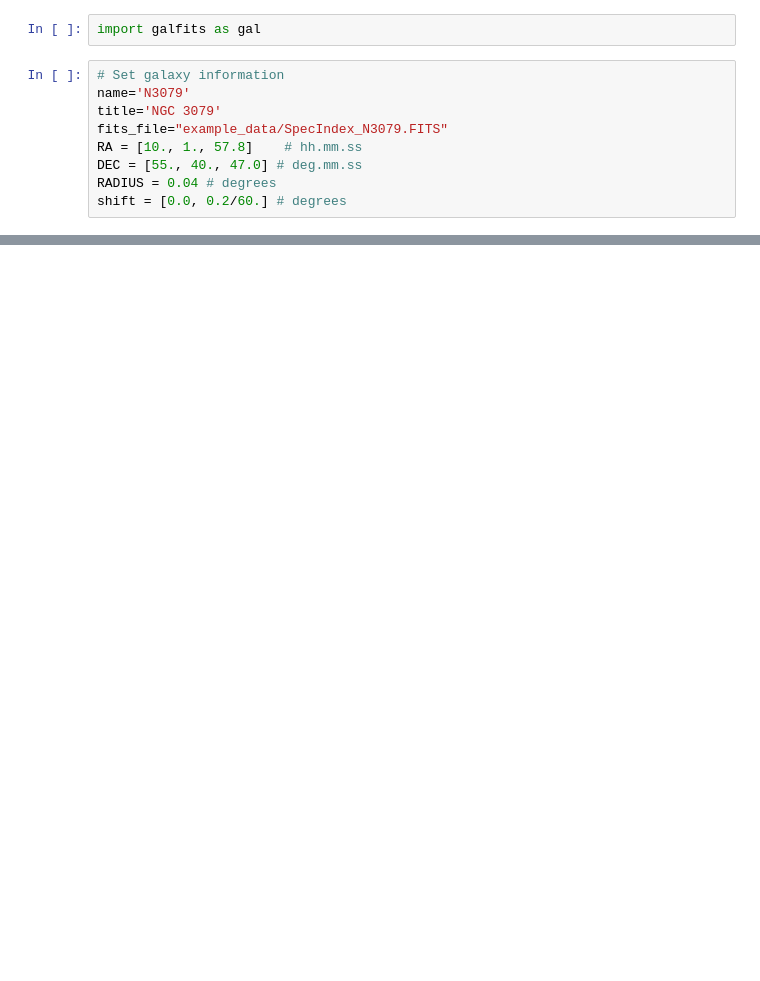
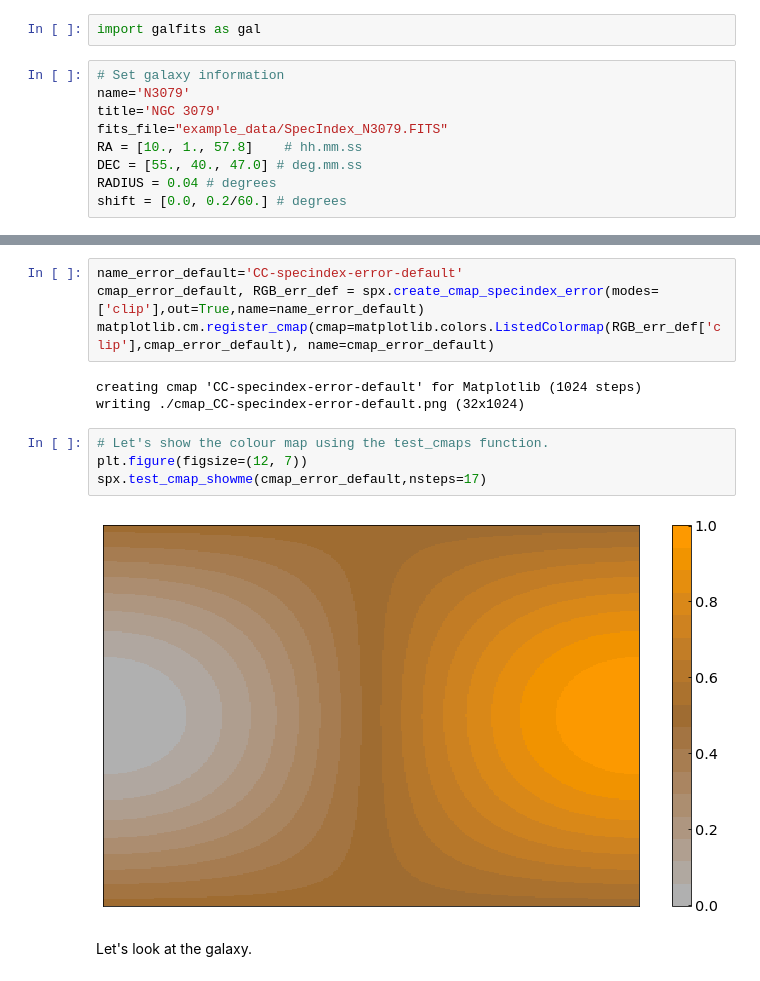
Before and after one commit to mlarichardson/CosmosCanvas, a Jupyter notebook: 1. Plot Spectral Index.ipynb, the cells around one changed output, grey strips where cells are left out. Drawn from its saved outputs; the diff is of its cells as text; blank space fills up the shorter version.

```diff
--- a/1. Plot Spectral Index.ipynb
+++ b/1. Plot Spectral Index.ipynb
@@ -109,0 +159,15 @@ Set OBSGEO-H to     2115.607 from OBSGEO-[XYZ]'. [astropy.wcs.wcs]
+# %%
+name_error_default='CC-specindex-error-default'
+cmap_error_default, RGB_err_def = spx.create_cmap_specindex_error(modes=['clip'],out=True,name=name_error_default)
+matplotlib.cm.register_cmap(cmap=matplotlib.colors.ListedColormap(RGB_err_def['clip'],cmap_error_default), name=cmap_error_default)
+# %% [output]
+creating cmap 'CC-specindex-error-default' for Matplotlib (1024 steps)
+writing ./cmap_CC-specindex-error-default.png (32x1024)
+# %%
+# Let's show the colour map using the test_cmaps function.
+plt.figure(figsize=(12, 7))
+spx.test_cmap_showme(cmap_error_default,nsteps=17)
+# %% [output]
+[figure, added]
+# %% [markdown]
+Let's look at the galaxy.
```
Also changed, not shown: parts of 17 cells of this notebook.
